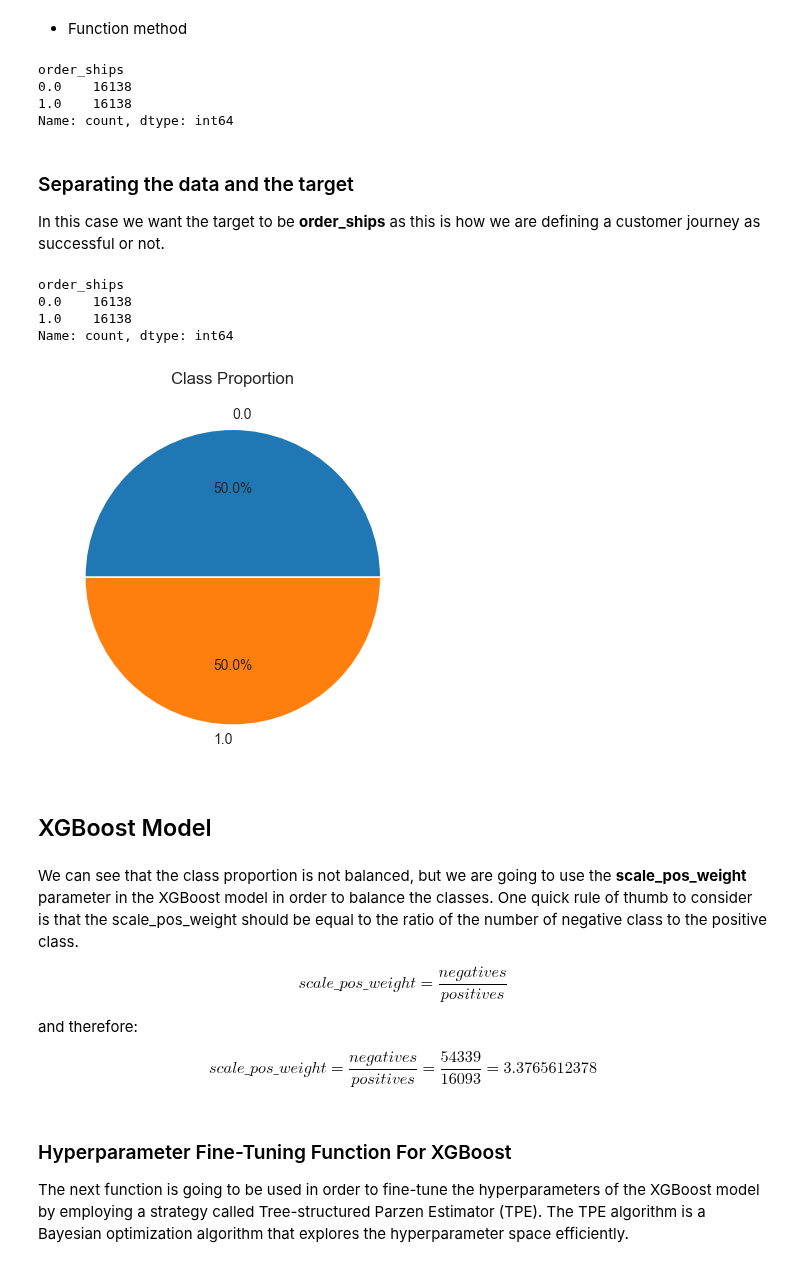
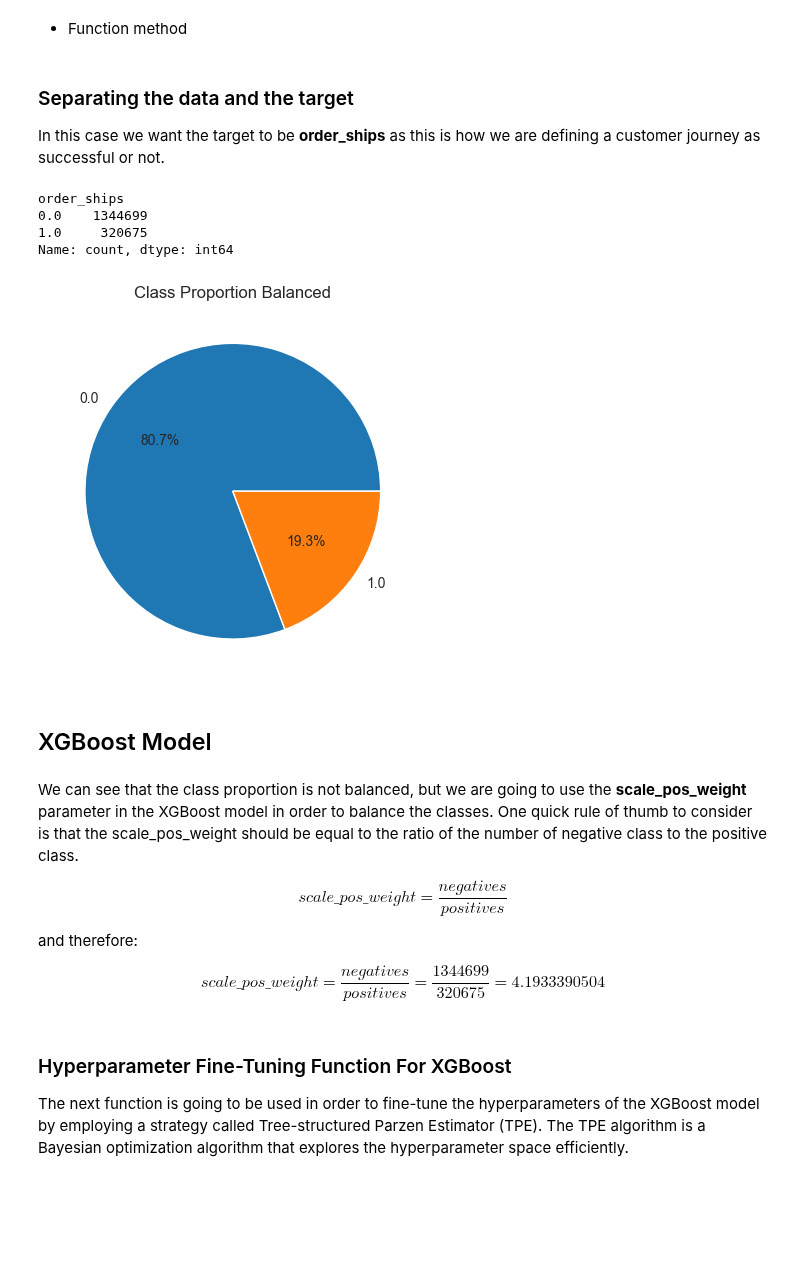
Before and after one commit to taroii/STATSM148, a Jupyter notebook: Python-Files/XGBoost-FinalModel.ipynb, the cells around one changed output. Drawn from its saved outputs; the diff is of its cells as text; code cells hidden in the pictures; blank space fills up the shorter version.

```diff
--- a/Python-Files/XGBoost-FinalModel.ipynb
+++ b/Python-Files/XGBoost-FinalModel.ipynb
@@ -134,3 +145,17 @@ NameError: name 'df' is not defined
+# %%
+result2 = []
+
+for item in list(df['time_since_last_event']):
+    # Extract numbers from the string and convert them to integers
+    numbers = [float(num) for num in item.replace('[', '').replace(']', '').split()]
+
+    # Ensure the list has a length of 5, filling with zeros if necessary
+    #numbers += [0] * (number_events_fixed - len(numbers))
+
+    # Append the result to the final list
+    result2.append(numbers)
+
+df['time_since_last_event'] = result2
 # %% [markdown]
 ### Selecting the customers with a certain amount of events -- NO LONGER NEEDED AS ALL HAVE EXACTLY THE SAME AMOUNT OF EVENTS
 
@@ -200,12 +227,9 @@ class Embedding(nn.Module):
         return x
 # %% [markdown]
 #### Embedding the events
-# %%
-number_events_fixed = 5
-col_name = 'first_' + str(number_events_fixed) +'_events'
 # %%
 # Embed event id sequence into smaller dimension
 event_id = df[col_name]
 event_id = torch.tensor(event_id.to_list()).float()
-emb = Embedding(4, number_events_fixed)
+emb = Embedding(5, number_events_fixed)
 event_id = emb(event_id)
@@ -304,45 +337,40 @@ If we want to approach the problem of the unbalanced data we can upsample the mi
 * Function method
 # %%
 # Downsample majority class
-df_majority_downsampled = resample(df_majority,
-                                 replace=False,    # sample without replacement
-                                 n_samples=16138,     # to match minority class
-                                 random_state=123) # reproducible results
+# df_majority_downsampled = resample(df_majority,
+#                                  replace=False,    # sample without replacement
+#                                  n_samples=df_minority.shape[0],     # to match minority class
+#                                  random_state=2024) # reproducible results
 
-# Combine minority class with downsampled majority class
-df_sampled = pd.concat([df_majority_downsampled, df_minority])
+# # Combine minority class with downsampled majority class
+# df_sampled = pd.concat([df_majority_downsampled, df_minority])
 
-# Display new class counts
-df_sampled['order_ships'].value_counts()
+# # Display new class counts
+# df_sampled['order_ships'].value_counts()
-# %% [output]
-order_ships
-0.0    16138
-1.0    16138
-Name: count, dtype: int64
 # %% [markdown]
 ### Separating the data and the target
 
 In this case we want the target to be **order_ships** as this is how we are defining a customer journey as successful or not.
 # %%
 # Setting the dataset we are using to train-test the model
-df_final = df_sampled
+df_final = new_dfx
 df_final['order_ships'].value_counts()
 # %% [output]
 order_ships
-0.0    16138
-1.0    16138
+0.0    1344699
+1.0     320675
 Name: count, dtype: int64
 # %%
 # Separate input features (X) and target variable (y)
 y = df_final['order_ships'].to_numpy()
 X = df_final.drop(columns=['order_ships']).to_numpy()
 
 # Plotting the class proportion
 plt.pie(df_final['order_ships'].value_counts(), labels=df_final['order_ships'].value_counts().index, autopct='%1.1f%%')
-plt.title('Class Proportion')
+plt.title('Class Proportion Balanced')
 plt.show()
 # %% [output]
-[figure, old version]
+[figure, new version]
 # %% [markdown]
 ## XGBoost Model
 # %% [markdown]
@@ -352,7 +380,7 @@ $$scale\_pos\_weight = \frac{negatives}{positives}$$
 
 and therefore:
 
-$$scale\_pos\_weight = \frac{negatives}{positives} = \frac{54339}{16093} = 3.3765612378$$
+$$scale\_pos\_weight = \frac{negatives}{positives} = \frac{1344699}{320675} = 4.1933390504$$
 # %% [markdown]
 ### Hyperparameter Fine-Tuning Function For XGBoost
 
```
Also changed, not shown: parts of 30 cells of this notebook.
